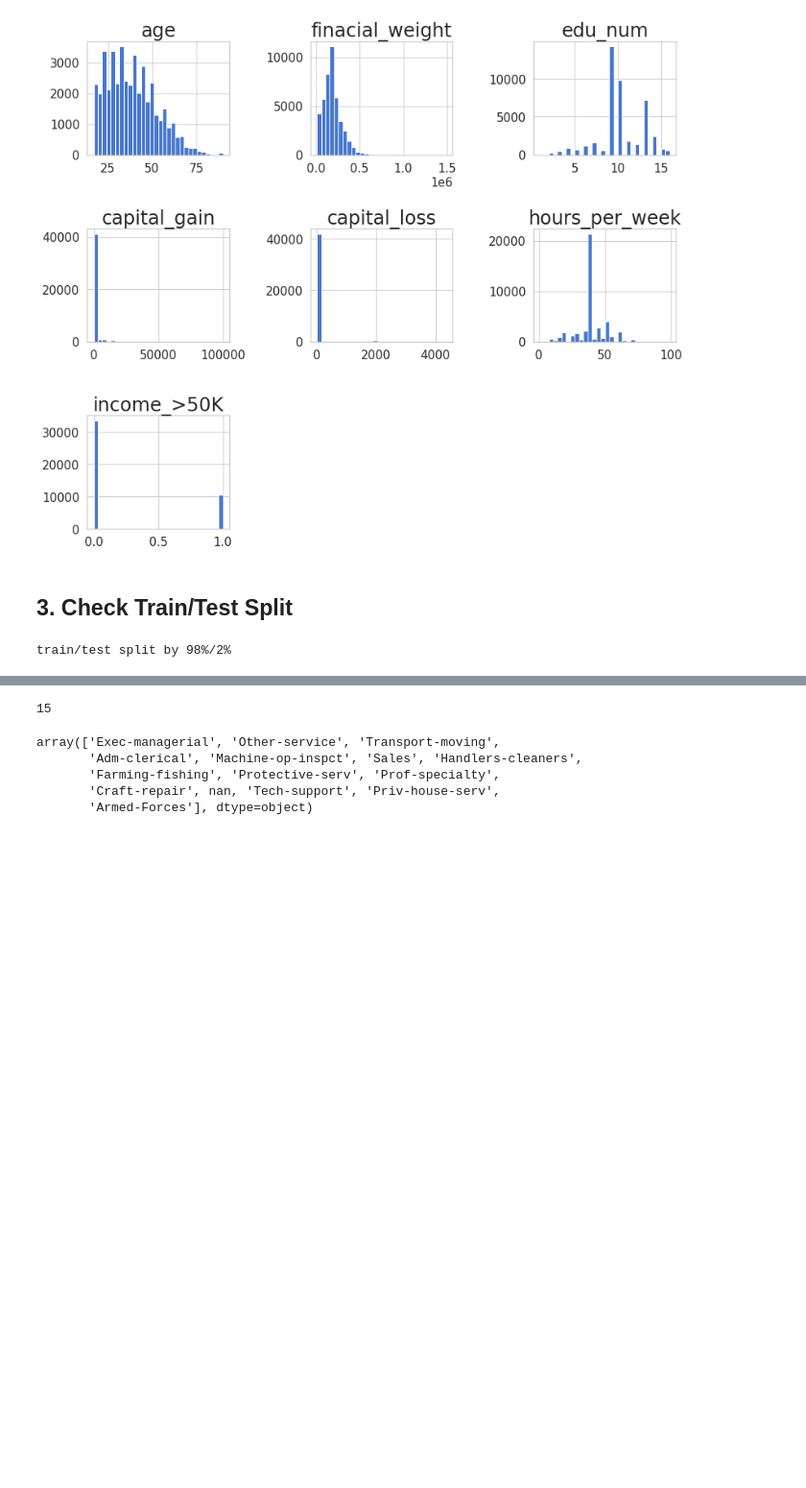
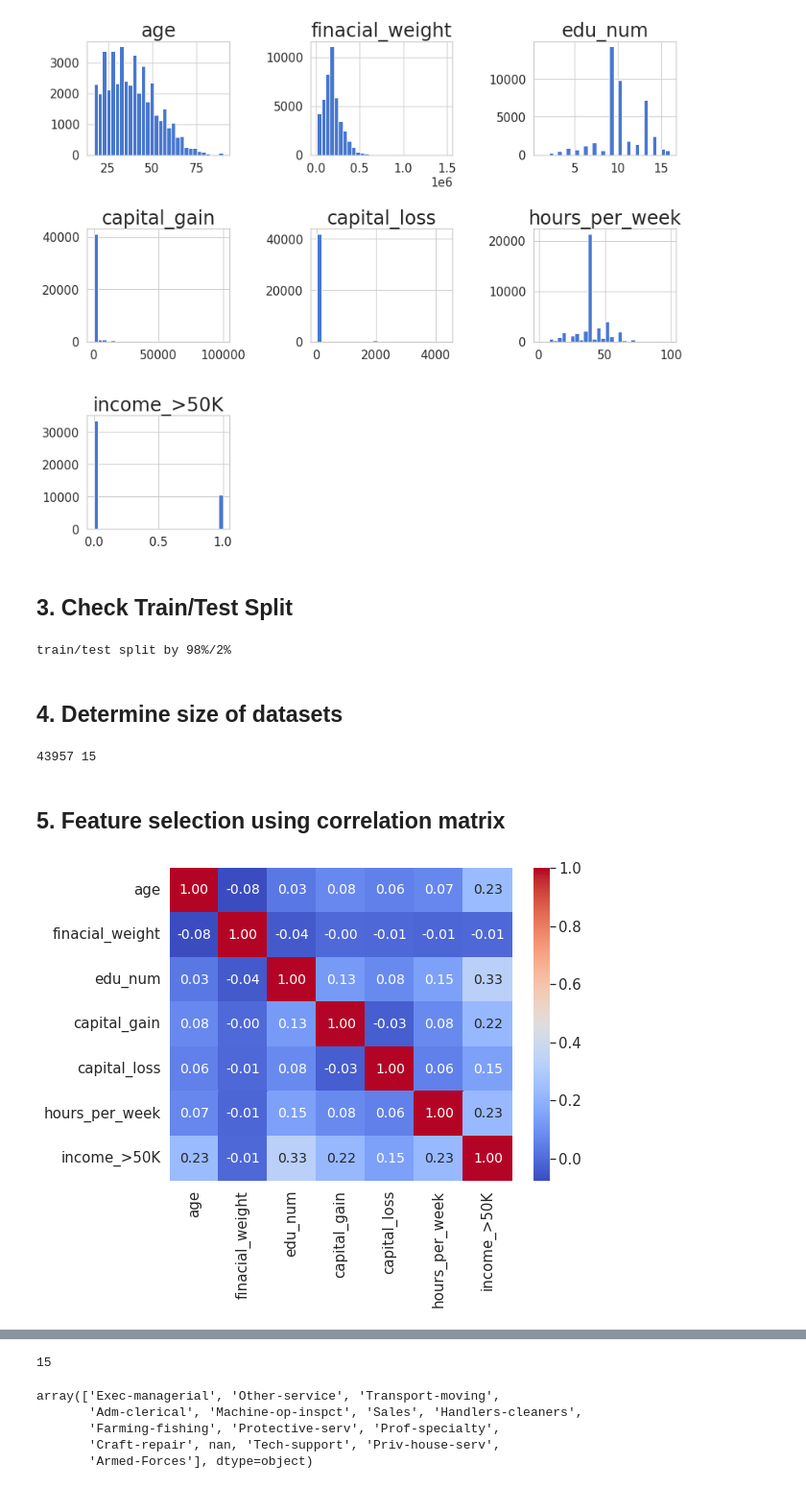
Before and after one commit to heesukjang/Income_Prediction, a Jupyter notebook: Income_Prediction.ipynb, the cells around one changed output, grey strips where cells are left out. Shown at 96% size. Cells and saved outputs as stored; diff of their text form; code cells hidden in the pictures; blank space fills up the shorter version.

```diff
--- a/Income_Prediction.ipynb
+++ b/Income_Prediction.ipynb
@@ -176,3 +176,22 @@ test_size = 100 - train_size
 print(f'train/test split by {train_size}%/{test_size}%')
 # %% [output]
 train/test split by 98%/2%
+# %% [markdown]
+## 4. Determine size of datasets
+# %%
+n_train, m_train = df_train.shape
+n_test, m_test = df_test.shape
+print(n_train, m_train)
+# %% [output]
+43957 15
+# %% [markdown]
+## 5. Feature selection using correlation matrix
+# %%
+plt.figure(figsize=(8,6))
+sns.heatmap(df_train.corr(),
+            cmap='coolwarm',
+            annot=True,
+            annot_kws={'fontsize':14},
+            fmt='.2f');
+# %% [output]
+[figure, added]
```
Also changed, not shown: parts of 14 cells of this notebook.
